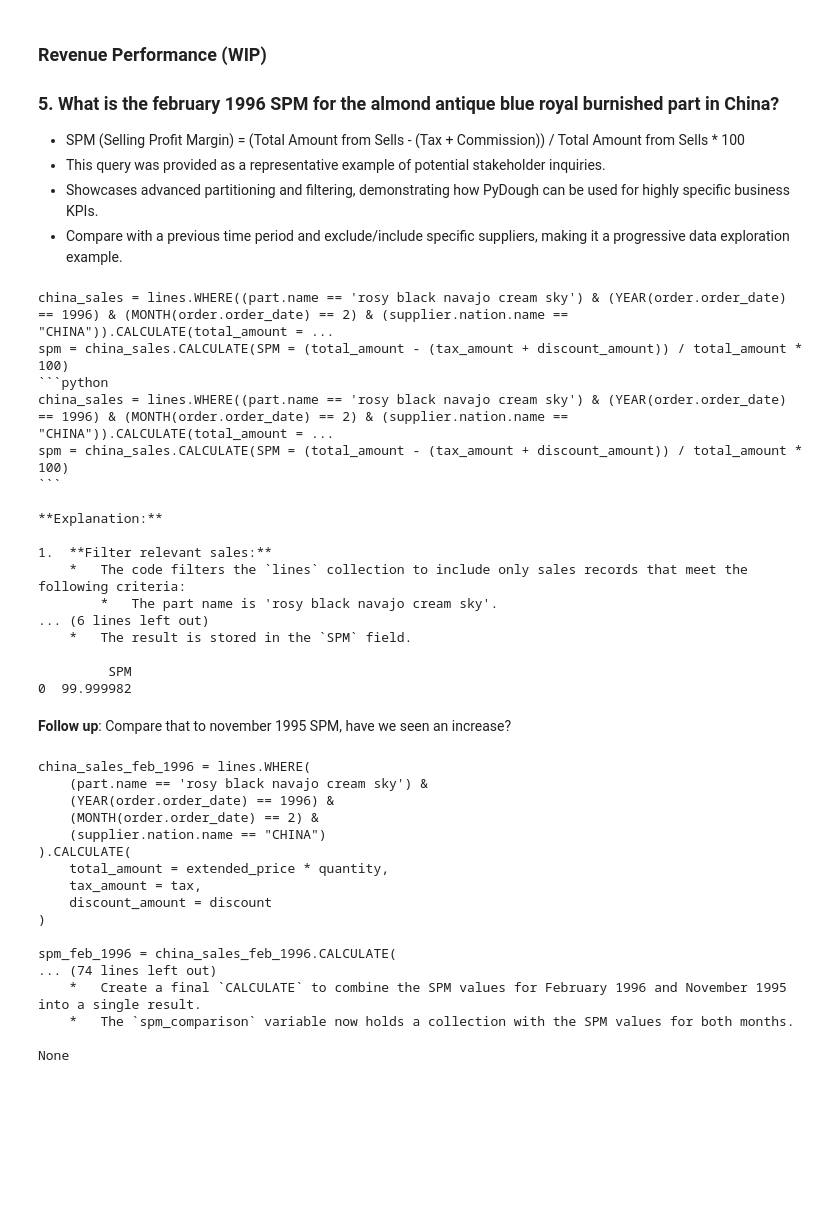
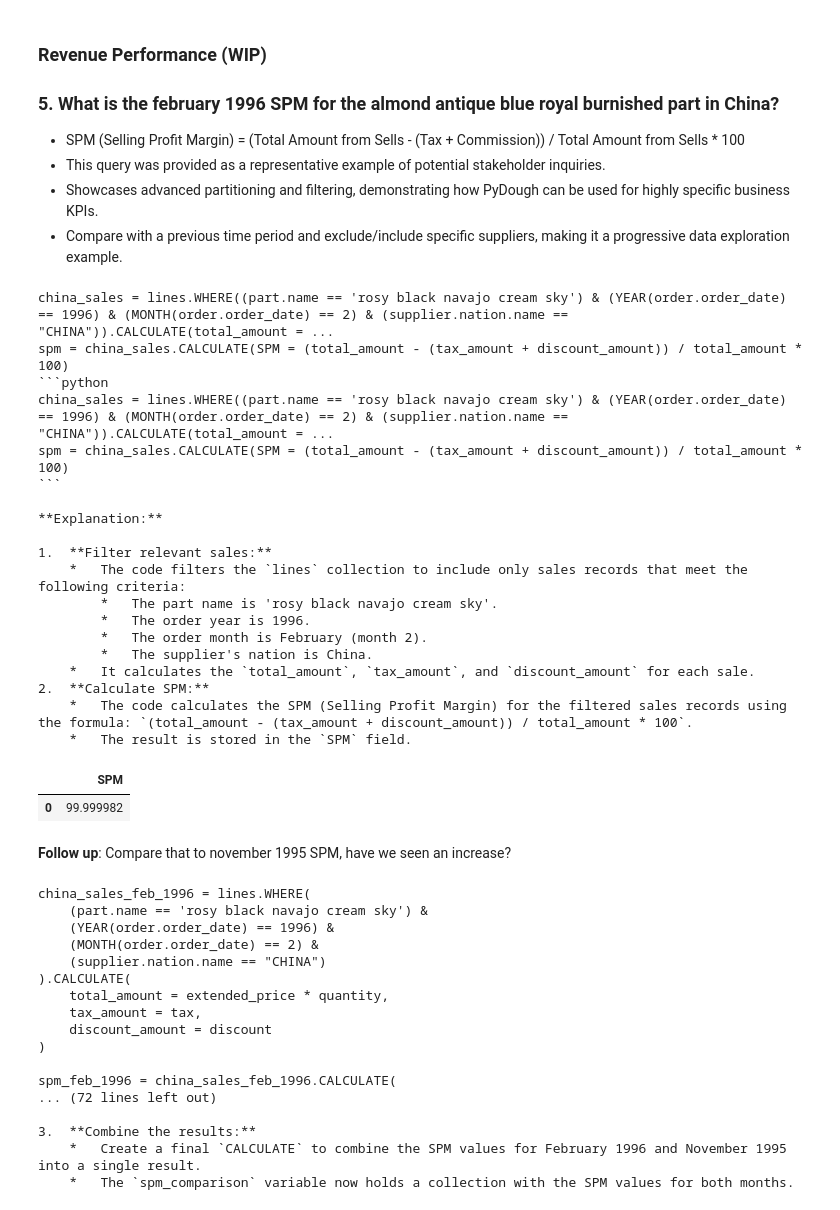
Before and after one commit to bodo-ai/text2pydough, a Jupyter notebook: workbench/AAraya/demo/llm_demo_final_vRK_v2.ipynb, the cells around one changed output. Saved outputs shown, nothing was run; the diff lists cells and outputs as text; code cells hidden in the pictures; blank space fills up the shorter version.

````diff
--- a/workbench/AAraya/demo/llm_demo_final_vRK_v2.ipynb
+++ b/workbench/AAraya/demo/llm_demo_final_vRK_v2.ipynb
@@ -715,35 +715,38 @@ customer_quantity = customers.CALCULATE(
 # %%
 query= """What is the february 1996 SPM for the part called 'rosy black navajo cream sky'  in China? SPM (Selling Profit Margin) = (Total Amount from Sells - (Tax + Commission)) / Total Amount from Sells * 100. Use the order date as filter"""
 
 result= client.ask(query)
 
 print(result.full_explanation)
-print(result.df)
+result.df
 # %% [output]
 china_sales = lines.WHERE((part.name == 'rosy black navajo cream sky') & (YEAR(order.order_date) == 1996) & (MONTH(order.order_date) == 2) & (supplier.nation.name == "CHINA")).CALCULATE(total_amount = ...
 spm = china_sales.CALCULATE(SPM = (total_amount - (tax_amount + discount_amount)) / total_amount * 100)
 ```python
 china_sales = lines.WHERE((part.name == 'rosy black navajo cream sky') & (YEAR(order.order_date) == 1996) & (MONTH(order.order_date) == 2) & (supplier.nation.name == "CHINA")).CALCULATE(total_amount = ...
 spm = china_sales.CALCULATE(SPM = (total_amount - (tax_amount + discount_amount)) / total_amount * 100)
 ```
 
 **Explanation:**
 
 1.  **Filter relevant sales:**
     *   The code filters the `lines` collection to include only sales records that meet the following criteria:
         *   The part name is 'rosy black navajo cream sky'.
-... (6 lines left out)
+        *   The order year is 1996.
+        *   The order month is February (month 2).
+        *   The supplier's nation is China.
+    *   It calculates the `total_amount`, `tax_amount`, and `discount_amount` for each sale.
+2.  **Calculate SPM:**
+    *   The code calculates the SPM (Selling Profit Margin) for the filtered sales records using the formula: `(total_amount - (tax_amount + discount_amount)) / total_amount * 100`.
     *   The result is stored in the `SPM` field.
-
-         SPM
-0  99.999982
+|  | SPM |
+| 0 | 99.999982 |
 # %% [markdown]
 **Follow up**: Compare that to november 1995 SPM, have we seen an increase?
 # %%
 result= client.discourse(result, "Now, calculate november 1995 SPM just exactly like you did with february SPM 1995, and return both, 1995 and 1996 to see de difference.")
 
 print(result.full_explanation)
-print(result.df)
 # %% [output]
 china_sales_feb_1996 = lines.WHERE(
     (part.name == 'rosy black navajo cream sky') &
@@ -757,8 +760,8 @@ china_sales_feb_1996 = lines.WHERE(
 )
 
 spm_feb_1996 = china_sales_feb_1996.CALCULATE(
-... (74 lines left out)
+... (72 lines left out)
+
+3.  **Combine the results:**
     *   Create a final `CALCULATE` to combine the SPM values for February 1996 and November 1995 into a single result.
     *   The `spm_comparison` variable now holds a collection with the SPM values for both months.
-
-None
````
